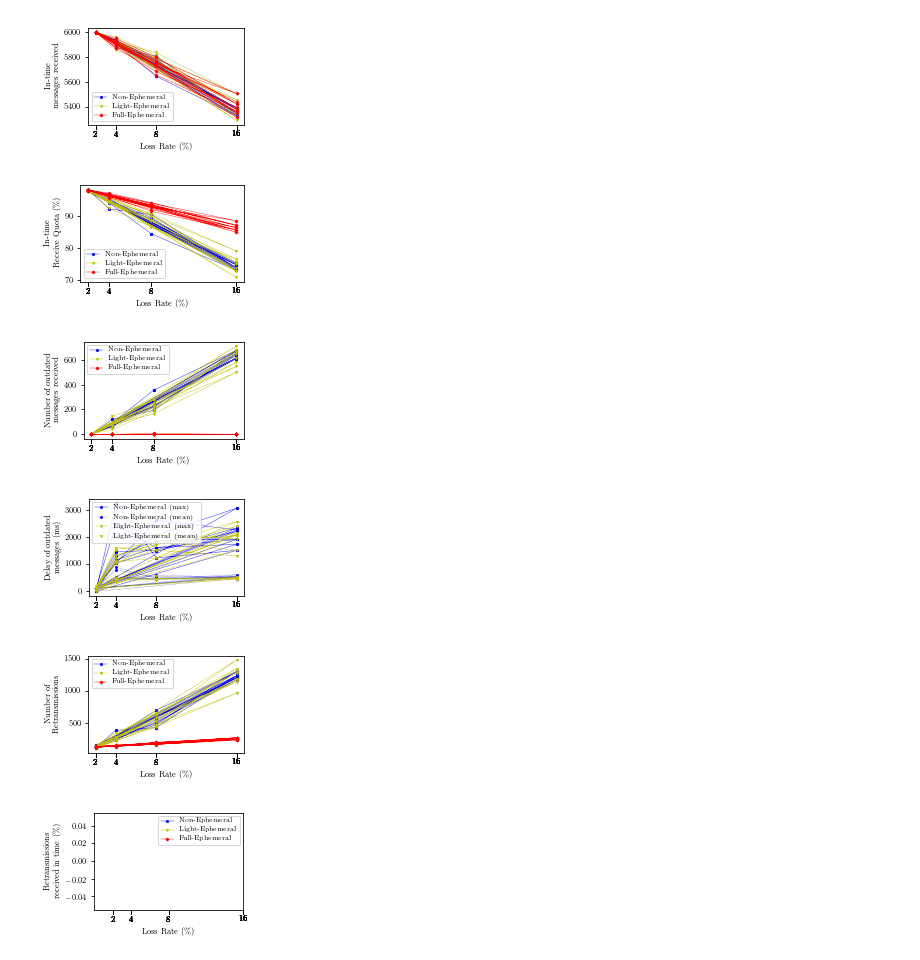
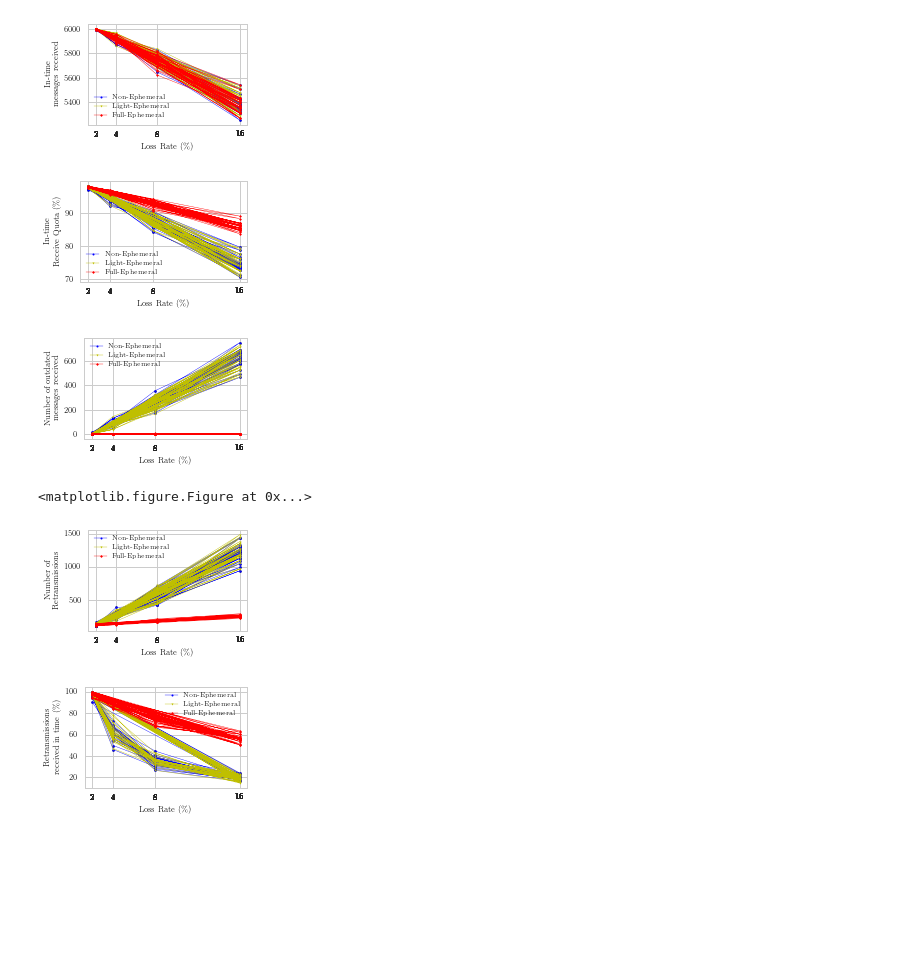
Before and after one commit to Timo2907/picoquic, a Jupyter notebook: experiments/results/eval_plot.ipynb, the cells around one changed output. Saved outputs shown, nothing was run; the diff lists cells and outputs as text; code cells hidden in the pictures; blank space fills up the shorter version.

Commit message:
- visualization updates - script updates for WiFi experiment - added GENI visualization file

```diff
--- a/experiments/results/eval_plot.ipynb
+++ b/experiments/results/eval_plot.ipynb
@@ -3,12 +3,14 @@
 import matplotlib.pyplot as plt
 import numpy as np
 import pandas as pd
+import seaborn as sns
 import matplotlib
 import glob
 from math import sqrt
 from pprint import pprint
 from time import gmtime, strftime
 SPINE_COLOR = 'gray'
+sns.set(style="whitegrid") # or "darkgrid"
 # %%
 def latexify(fig_width=None, fig_height=None, columns=1):
     """Set up matplotlib's RC params for LaTeX plotting.
@@ -221,7 +221,7 @@ for f in glob.iglob('./'+model+'/*201912*/', recursive=True): # /*directoryRegEx
     print(f)
     del dfstream['length']
     dfstream.onewaydelay = dfstream.onewaydelay.apply(lambda x: x / 1000) # from us to ms
-    dfapp.onewaydelay = dfapp.onewaydelay.apply(lambda x: x / 1000) # from us to ms
+    dfapp.onewaydelay = dfapp.onewaydelay.apply(lambda x: int(x) / 1000) # from us to ms
 
     holes = []
     h=1;
@@ -315,7 +315,7 @@ dfFE['median'] = pd.Series(i[3] for i in experiments if ('full-ephemeral' in i[0
 dfFE['max'] = pd.Series(i[4] for i in experiments if ('full-ephemeral' in i[0]))
 
 
-print(dfNE, '\n', dfLE, '\n', dfFE)
+#print(dfNE, '\n', dfLE, '\n', dfFE)
 
 
 # MEAN (in ms)
@@ -480,10 +514,10 @@ for f in glob.iglob('./'+model+'/*201912*/', recursive=True): # /*directoryRegEx
     #print('retries in time:', len(retransInTime), '(', round(len(retransInTime)/len(retryWithoutDuplicates) * 100, 2) ,'%)', 'not in time', len(arrivedRetransmits)-len(retransInTime))
     #print('mean tries per msg:', round(retries.mean(), 2), 'max tries per msg:', retries.max())
 
-#     if len(retryWithoutDuplicates) != 0:
-#         retransInTimePercent = round(len(retransInTime)/len(retryWithoutDuplicates) * 100, 2)
-#     else:
-#         retransInTimePercent = float('NaN')
+    if len(retryWithoutDuplicates) != 0:
+        retransInTimePercent = round(len(retransInTime)/len(retryWithoutDuplicates) * 100, 2)
+    else:
+        retransInTimePercent = float('NaN')
 
     experimentName=f[16:]
     experiments2.append([experimentName, dfapp.onewaydelay.size, inTime.size, outdatedsize, outdatedmean, outdatedmax,
@@ -564,7 +598,7 @@ if(dfNE.size != 0):
     fig.set_xlabel('Loss Rate (\%)')
     fig.set_ylabel('In-time\nmessages received')
     plt.tight_layout()
-    plt.savefig(f+model+"_msgs_intime.pdf")
+    #plt.savefig(f+model+"_msgs_intime.pdf")
 
 # messages in time
     fig = dfNE.plot(x="lossrate", y="good_receive_rate", kind='scatter', color="DarkBlue", s=5)
@@ -584,7 +618,7 @@ if(dfNE.size != 0):
     fig.set_xlabel('Loss Rate (\%)')
     fig.set_ylabel('In-time\nReceive Quota (\%)')
     plt.tight_layout()
-    plt.savefig(f+model+"_msgs_receiveRate.pdf")
+    #plt.savefig(f+model+"_msgs_receiveRate.pdf")
 
 
 # outdated messages
@@ -605,35 +639,18 @@ if(dfNE.size != 0):
     fig.set_xlabel('Loss Rate (\%)')
     fig.set_ylabel('Number of outdated\nmessages received')
     plt.tight_layout()
-    plt.savefig(f+model+"_msgs_outdated.pdf")
+    #plt.savefig(f+model+"_msgs_outdated.pdf")
 
 # outdated messages (mean and max in ms)
-    fig = dfNE.plot(x="lossrate", y="outdated_max", kind='scatter', color="DarkBlue", s=5)
-    x = dfNE.lossrate
-    y = dfNE['outdated_max']
-    fig.plot(x, y, 'b', marker="o", ms=2)
-    x = dfNE.lossrate
-    y2 = dfNE['outdated_mean']
-    fig.plot(x, y2, 'b:', marker="o", ms=2)
 
-    x = dfLE.lossrate
-    y1 = dfLE['outdated_max']
-    fig.plot(x, y1, 'y', marker="v", ms=2)
-    x = dfLE.lossrate
-    y3 = dfLE['outdated_mean']
-    fig.plot(x, y3, 'y:', marker="v", ms=2)
 
-    fig.legend(['Non-Ephemeral (max)', 'Non-Ephemeral (mean)', 'Light-Ephemeral (max)', 'Light-Ephemeral (mean)'], loc="best")
-
-    plt.xticks(dfNE.lossrate.tolist())
-    fig.set_xlabel('Loss Rate (\%)')
-    fig.set_ylabel('Delay of outdated\nmessages (ms)')
-    plt.tight_layout()
-    plt.savefig(f+model+"_msgs_outdated_mean-max.pdf")
+    #plt.tight_layout()
+    #plt.savefig(f+model+"_msgs_outdated_mean_all3.pdf")
 
 
 
 # retransmissions
+    plt.figure()
     fig = dfNE.plot(x="lossrate", y="retransmissions", kind='scatter', color="DarkBlue", s=5)
     x = dfNE.lossrate
     y = dfNE['retransmissions']
@@ -651,7 +668,7 @@ if(dfNE.size != 0):
     fig.set_xlabel('Loss Rate (\%)')
     fig.set_ylabel('Number of\nRetransmissions')
     plt.tight_layout()
-    plt.savefig(f+model+"_msgs_retransmissions.pdf")
+    #plt.savefig(f+model+"_msgs_retransmissions.pdf")
 
 
 # retransmissions received in time (%)
@@ -672,7 +689,7 @@ if(dfNE.size != 0):
     fig.set_xlabel('Loss Rate (\%)')
     fig.set_ylabel('Retransmissions\nreceived in time (\%)')
     plt.tight_layout()
-    plt.savefig(f+model+"_msgs_retrans_inTime.pdf")
+    #plt.savefig(f+model+"_msgs_retrans_inTime.pdf")
 # %% [output]
 ./ge\20191206-1404-ge-loss2--non-ephemeral\
 ./ge\20191206-1414-ge-loss2--light-ephemeral\
@@ -694,6 +711,6 @@ if(dfNE.size != 0):
-[figure, old version]
+[figure, new version]
-[figure, old version]
+[figure, new version]
-[figure, old version]
+[figure, new version]
+<matplotlib.figure.Figure at 0x...>
-[figure, old version]
+[figure, new version]
-[figure, old version]
+[figure, new version]
-[figure, removed]
```
Also changed, not shown: parts of 6 cells of this notebook, 26 other files.
